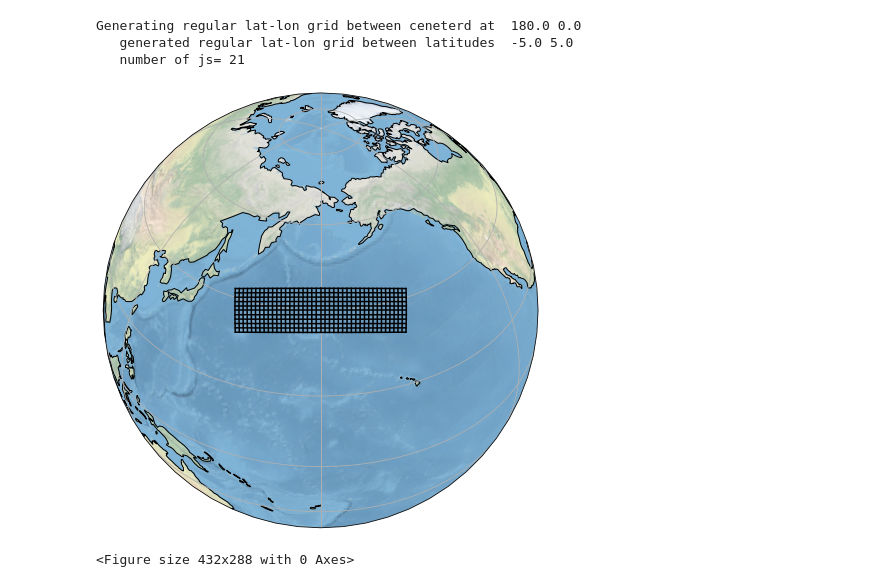
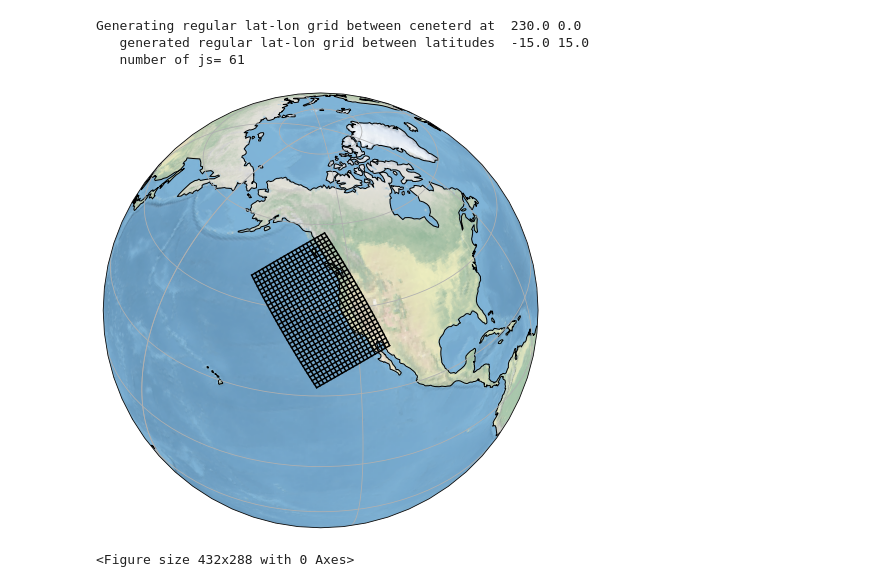
Before and after one commit to jr3cermak/gridtoolsDev, a Jupyter notebook: gridTools/mkMapIterative.ipynb, the cells around one changed output. Cells and saved outputs as stored; diff of their text form; code cells hidden in the pictures.

```diff
--- a/gridTools/mkMapIterative.ipynb
+++ b/gridTools/mkMapIterative.ipynb
@@ -15,32 +15,32 @@ grd = gridUtils()
 # %%
 # Specify the grid properties
 # All
 # Specify the desired resolution
 refineR   = 1   # Inverse of nominal resolution
 refineS   = 2   # Set to 2 for supergrid
 lon_span  = 20.
 lat_span  = 30.
 
 # 230E =
 lon0      = 230.0
 lat0      = 40.0
 tilt      = 30.0
 
 # debugging
-lon_span = 40.0
-lat_span = 10.0
+#lon_span = 40.0
+#lat_span = 10.0
 # Lines the grid up on the dateline
-lon0      = 180.0
-tilt      =   0.0
+#lon0      = 180.0
+#tilt      =   0.0
 
 lamc, phic = grd.generate_regional_spherical(lon0, lon_span, lat0, lat_span, tilt, refineR*refineS)
 
 grd.mesh_plot(lamc, phic, lon0, lat0)
 # %% [output]
-Generating regular lat-lon grid between ceneterd at  180.0 0.0
-   generated regular lat-lon grid between latitudes  -5.0 5.0
-   number of js= 21
+Generating regular lat-lon grid between ceneterd at  230.0 0.0
+   generated regular lat-lon grid between latitudes  -15.0 15.0
+   number of js= 61
-[figure, old version]
+[figure, new version]
 # %%
 import matplotlib.pyplot as plt
 # %%
```
Also changed, not shown: 8 other files.
